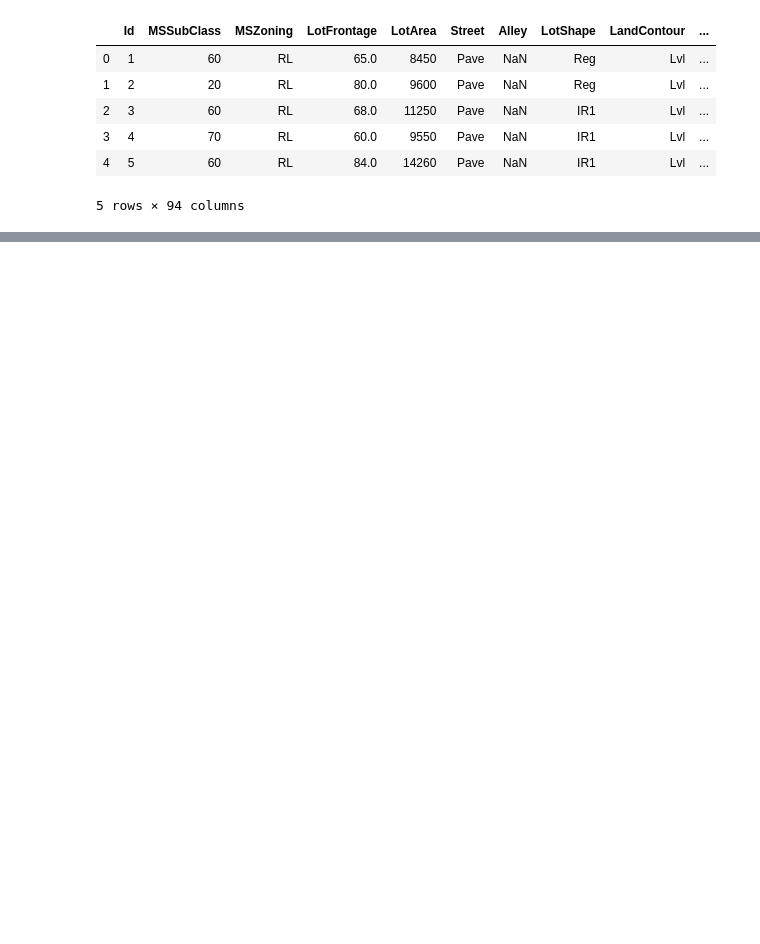
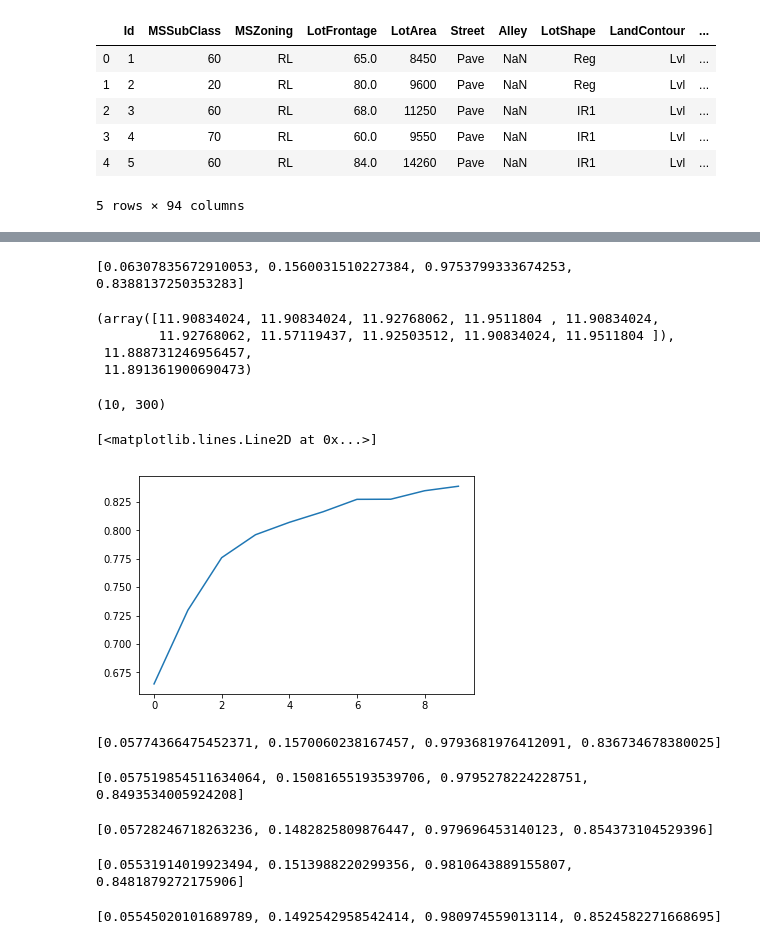
Before and after one commit to Lalit-Yadav-E1483/ML-Practice, a Jupyter notebook: Boston_housing/house_price.ipynb, the cells around one changed output, grey strips where cells are left out. Drawn from its saved outputs; the diff is of its cells as text; code cells hidden in the pictures; blank space fills up the shorter version.

Commit message:
added model validity for house pricing

```diff
--- a/Boston_housing/house_price.ipynb
+++ b/Boston_housing/house_price.ipynb
@@ -319,3 +319,56 @@ Wall time: 115 ms
 draw_tree(m.estimators_[0], df, precision=3)
 # %% [output]
 [drawing not drawn]
+# %%
+m = RandomForestRegressor(n_jobs=-1)
+m.fit(X_train, y_train)
+print_score(m)
+# %% [output]
+[0.06307835672910053, 0.1560031510227384, 0.9753799333674253, 0.8388137250353283]
+# %%
+preds = np.stack([t.predict(X_valid) for t in m.estimators_])
+preds[:,0], np.mean(preds[:,0]), y_valid[0]
+# %% [output]
+(array([11.90834024, 11.90834024, 11.92768062, 11.9511804 , 11.90834024,
+        11.92768062, 11.57119437, 11.92503512, 11.90834024, 11.9511804 ]),
+ 11.888731246956457,
+ 11.891361900690473)
+# %%
+preds.shape
+# %% [output]
+(10, 300)
+# %%
+plt.plot([metrics.r2_score(y_valid, np.mean(preds[:i+1], axis=0)) for i in range(10)])
+# %% [output]
+[<matplotlib.lines.Line2D at 0x...>]
+[figure, added]
+# %%
+m = RandomForestRegressor(n_estimators=20, n_jobs=-1)
+m.fit(X_train, y_train)
+print_score(m)
+# %% [output]
+[0.05774366475452371, 0.1570060238167457, 0.9793681976412091, 0.836734678380025]
+# %%
+m = RandomForestRegressor(n_estimators=40, n_jobs=-1)
+m.fit(X_train, y_train)
+print_score(m)
+# %% [output]
+[0.057519854511634064, 0.15081655193539706, 0.9795278224228751, 0.8493534005924208]
+# %%
+m = RandomForestRegressor(n_estimators=60, n_jobs=-1)
+m.fit(X_train, y_train)
+print_score(m)
+# %% [output]
+[0.05728246718263236, 0.1482825809876447, 0.979696453140123, 0.854373104529396]
+# %%
+m = RandomForestRegressor(n_estimators=80, n_jobs=-1)
+m.fit(X_train, y_train)
+print_score(m)
+# %% [output]
+[0.05531914019923494, 0.1513988220299356, 0.9810643889155807, 0.8481879272175906]
+# %%
+m = RandomForestRegressor(n_estimators=100, n_jobs=-1)
+m.fit(X_train, y_train)
+print_score(m)
+# %% [output]
+[0.05545020101689789, 0.1492542958542414, 0.980974559013114, 0.8524582271668695]
```
Also changed, not shown: parts of 13 cells of this notebook.
